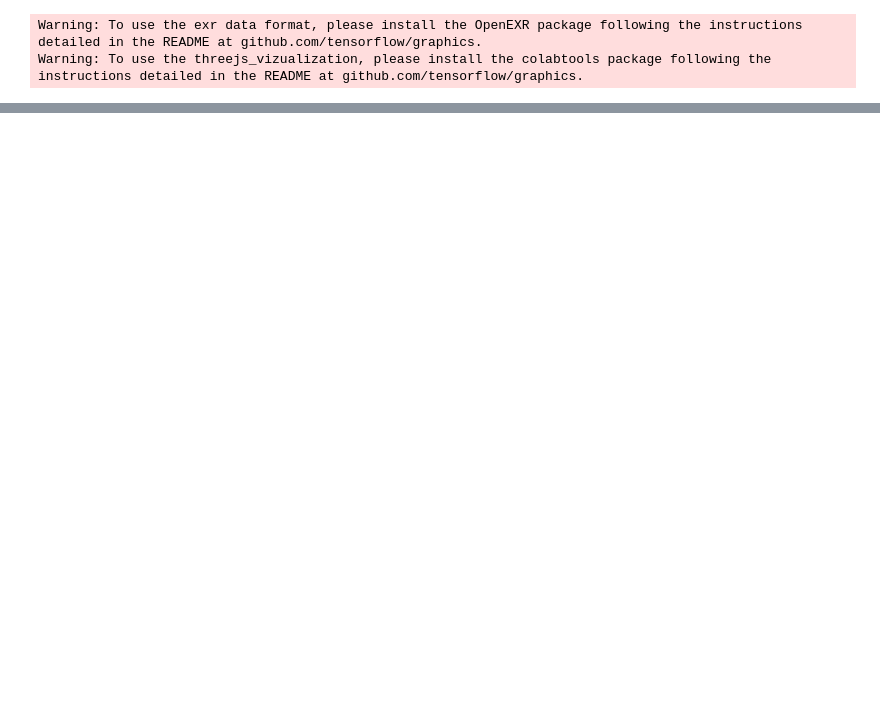
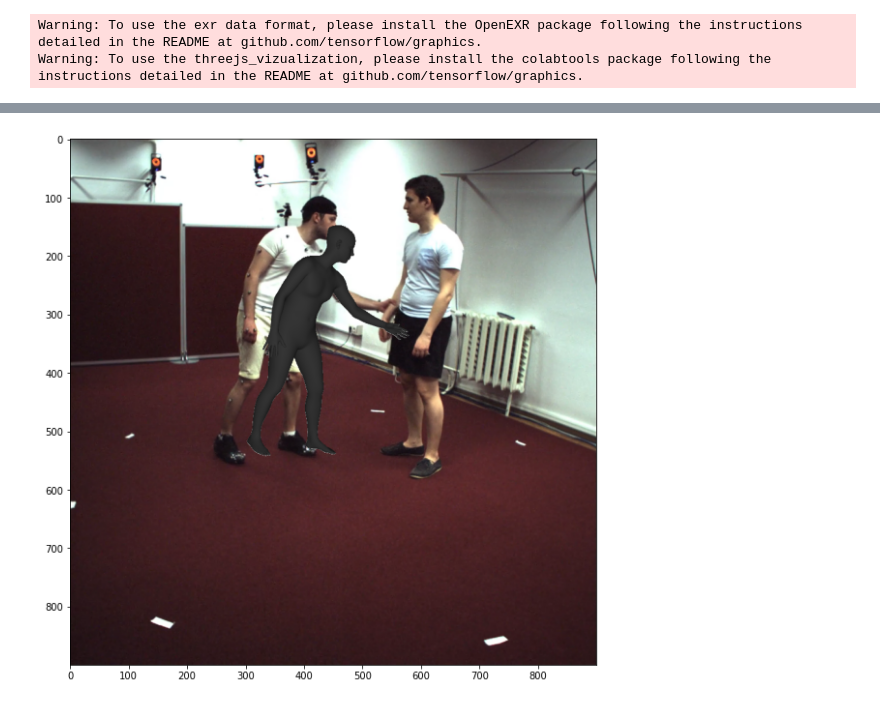
Before and after one commit to sminchisescu-research/imar_vision_datasets_tools, a Jupyter notebook: notebooks/visualize_prediction.ipynb, the cells around one changed output, grey strips where cells are left out. Cells and saved outputs as stored; diff of their text form; code cells hidden in the pictures; blank space fills up the shorter version.

```diff
--- a/notebooks/visualize_prediction.ipynb
+++ b/notebooks/visualize_prediction.ipynb
@@ -35,0 +62,14 @@ plot_over_image(frame, j2d)
+# %%
+from util.smplx_util import SMPLXHelper
+SMPLX_Models_Path = '../../smplx_body_models'
+smplx_helper = SMPLXHelper(SMPLX_Models_Path)
+# %%
+smplx_param_data = {key: data[subj_name][action_name]['persons'][person_id]['smplx'][key] for key in data[subj_name][action_name]['persons'][person_id]['smplx']}
+camera_smplx_params = smplx_helper.get_world_smplx_params(smplx_param_data)
+camera_posed_data_smplx = smplx_helper.smplx_model(**camera_smplx_params)
+rendered_image = smplx_helper.render(camera_posed_data_smplx.vertices[image_id], frame, cam_params, vertices_in_world=False)
+figure = plt.figure(figsize=(10, 10))
+plt.imshow(rendered_image)
+plt.show()
+# %% [output]
+[figure, added]
```
Also changed, not shown: parts of 8 cells of this notebook, 2 other files.
